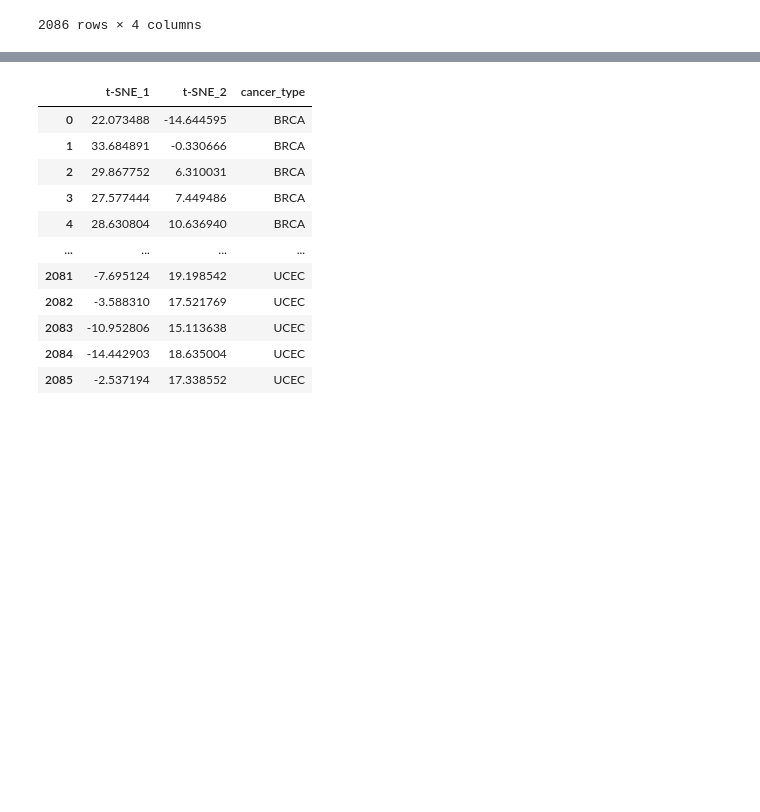
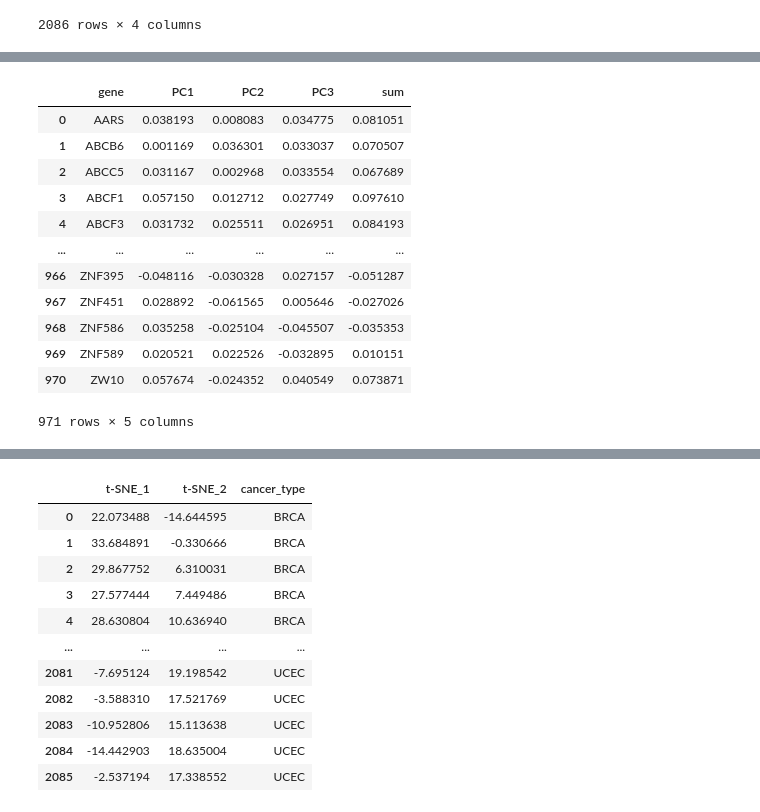
Before and after one commit to ninzyyy/rna-seq, a Jupyter notebook: exploratory.ipynb, the cells around one changed output, grey strips where cells are left out. Drawn from its saved outputs; the diff is of its cells as text; code cells hidden in the pictures; blank space fills up the shorter version.

```diff
--- a/exploratory.ipynb
+++ b/exploratory.ipynb
@@ -221,3 +221,9 @@ final_df
 | 2084 | -16.151747 | 13.746504 | -4.113261 | UCEC |
 | 2085 | 3.649838 | 15.401762 | -1.506460 | UCEC |
 2086 rows × 4 columns
+# %%
+loadings = pd.DataFrame(pca.components_.T)
+loadings.columns = ['PC1', 'PC2', 'PC3']
+loadings['gene'] = genes
+loadings = loadings[['gene', 'PC1', 'PC2', 'PC3']]
+loadings
@@ -223,0 +244,17 @@ final_df
+# %%
+loadings['sum'] = loadings['PC1'] + loadings['PC2'] + loadings['PC3']
+loadings
+# %% [output]
+|  | gene | PC1 | PC2 | PC3 | sum |
+| 0 | AARS | 0.038193 | 0.008083 | 0.034775 | 0.081051 |
+| 1 | ABCB6 | 0.001169 | 0.036301 | 0.033037 | 0.070507 |
+| 2 | ABCC5 | 0.031167 | 0.002968 | 0.033554 | 0.067689 |
+| 3 | ABCF1 | 0.057150 | 0.012712 | 0.027749 | 0.097610 |
+| 4 | ABCF3 | 0.031732 | 0.025511 | 0.026951 | 0.084193 |
+| ... | ... | ... | ... | ... | ... |
+| 966 | ZNF395 | -0.048116 | -0.030328 | 0.027157 | -0.051287 |
+| 967 | ZNF451 | 0.028892 | -0.061565 | 0.005646 | -0.027026 |
+| 968 | ZNF586 | 0.035258 | -0.025104 | -0.045507 | -0.035353 |
+| 969 | ZNF589 | 0.020521 | 0.022526 | -0.032895 | 0.010151 |
+| 970 | ZW10 | 0.057674 | -0.024352 | 0.040549 | 0.073871 |
+971 rows × 5 columns
```
Also changed, not shown: parts of 3 cells of this notebook, 3 other files.
